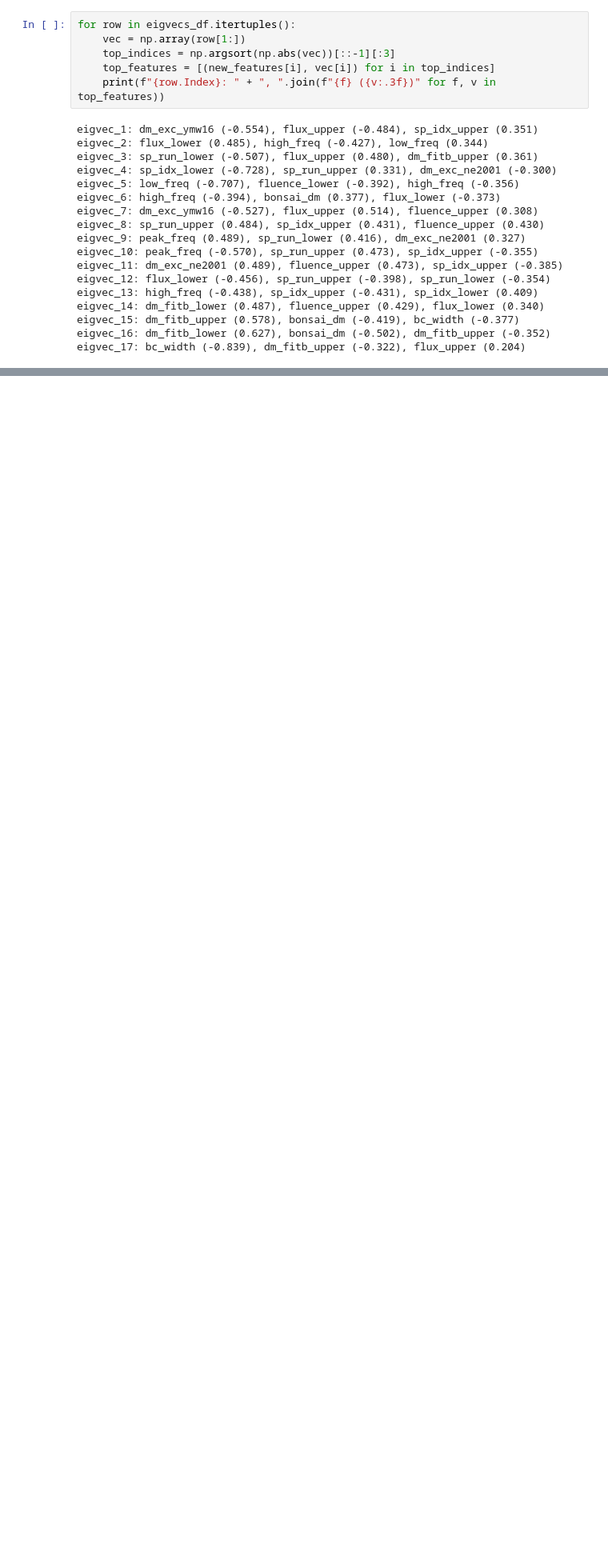
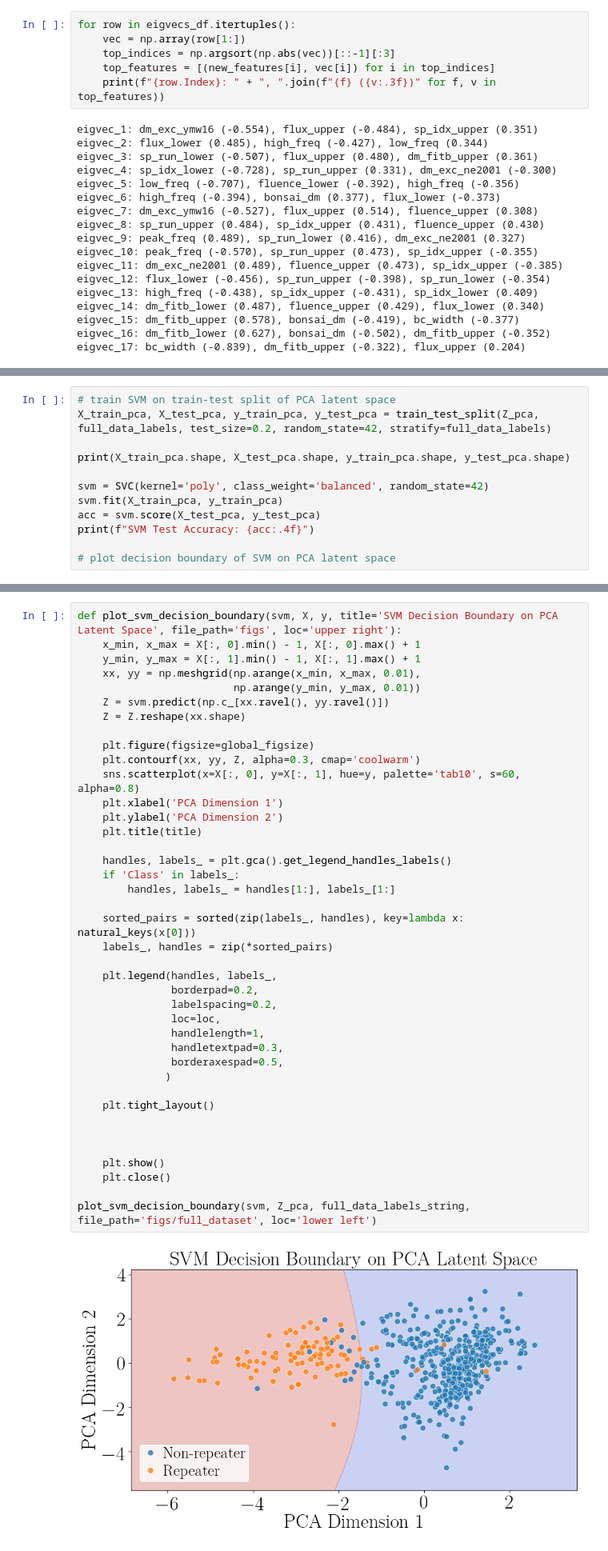
Before and after one commit to rtenacity/frb-analysis, a Jupyter notebook: chime_data/analysis.ipynb, the cells around one changed output, grey strips where cells are left out. Shown at 80% size. Saved outputs shown, nothing was run; the diff lists cells and outputs as text; blank space fills up the shorter version.

```diff
--- a/chime_data/analysis.ipynb
+++ b/chime_data/analysis.ipynb
@@ -1717,0 +1689,12 @@ eigvec_17: bc_width (-0.839), dm_fitb_upper (-0.322), flux_upper (0.204)
+# %%
+# train SVM on train-test split of PCA latent space
+X_train_pca, X_test_pca, y_train_pca, y_test_pca = train_test_split(Z_pca, full_data_labels, test_size=0.2, random_state=42, stratify=full_data_labels)
+
+print(X_train_pca.shape, X_test_pca.shape, y_train_pca.shape, y_test_pca.shape)
+
+svm = SVC(kernel='poly', class_weight='balanced', random_state=42)
+svm.fit(X_train_pca, y_train_pca)
+acc = svm.score(X_test_pca, y_test_pca)
+print(f"SVM Test Accuracy: {acc:.4f}")
+
+# plot decision boundary of SVM on PCA latent space
@@ -1717,0 +1704,42 @@ eigvec_17: bc_width (-0.839), dm_fitb_upper (-0.322), flux_upper (0.204)
+# %%
+def plot_svm_decision_boundary(svm, X, y, title='SVM Decision Boundary on PCA Latent Space', file_path='figs', loc='upper right'):
+    x_min, x_max = X[:, 0].min() - 1, X[:, 0].max() + 1
+    y_min, y_max = X[:, 1].min() - 1, X[:, 1].max() + 1
+    xx, yy = np.meshgrid(np.arange(x_min, x_max, 0.01),
+                         np.arange(y_min, y_max, 0.01))
+    Z = svm.predict(np.c_[xx.ravel(), yy.ravel()])
+    Z = Z.reshape(xx.shape)
+
+    plt.figure(figsize=global_figsize)
+    plt.contourf(xx, yy, Z, alpha=0.3, cmap='coolwarm')
+    sns.scatterplot(x=X[:, 0], y=X[:, 1], hue=y, palette='tab10', s=60, alpha=0.8)
+    plt.xlabel('PCA Dimension 1')
+    plt.ylabel('PCA Dimension 2')
+    plt.title(title)
+
+    handles, labels_ = plt.gca().get_legend_handles_labels()
+    if 'Class' in labels_:
+        handles, labels_ = handles[1:], labels_[1:]
+
+    sorted_pairs = sorted(zip(labels_, handles), key=lambda x: natural_keys(x[0]))
+    labels_, handles = zip(*sorted_pairs)
+
+    plt.legend(handles, labels_,
+               borderpad=0.2,
+               labelspacing=0.2,
+               loc=loc,
+               handlelength=1,
+               handletextpad=0.3,
+               borderaxespad=0.5,
+              )
+
+    plt.tight_layout()
+
+
+
+    plt.show()
+    plt.close()
+
+plot_svm_decision_boundary(svm, Z_pca, full_data_labels_string, file_path='figs/full_dataset', loc='lower left')
+# %% [output]
+[figure, added]
```
Also changed, not shown: parts of 15 cells of this notebook, 4 other files.
